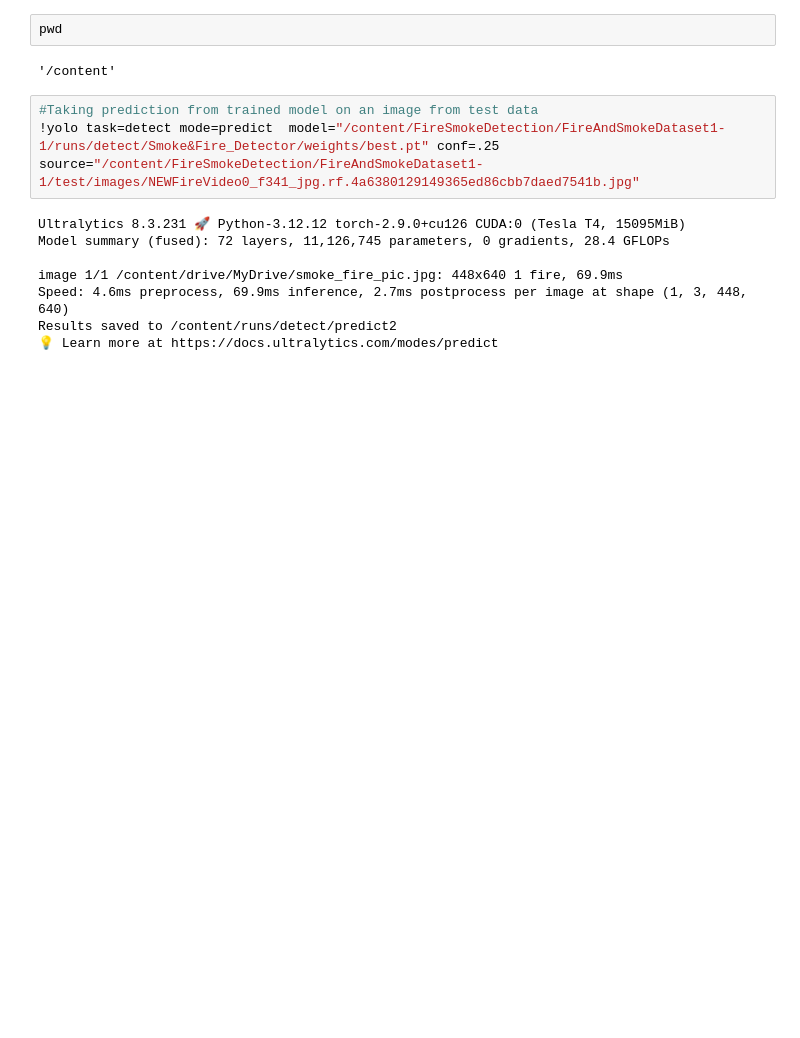
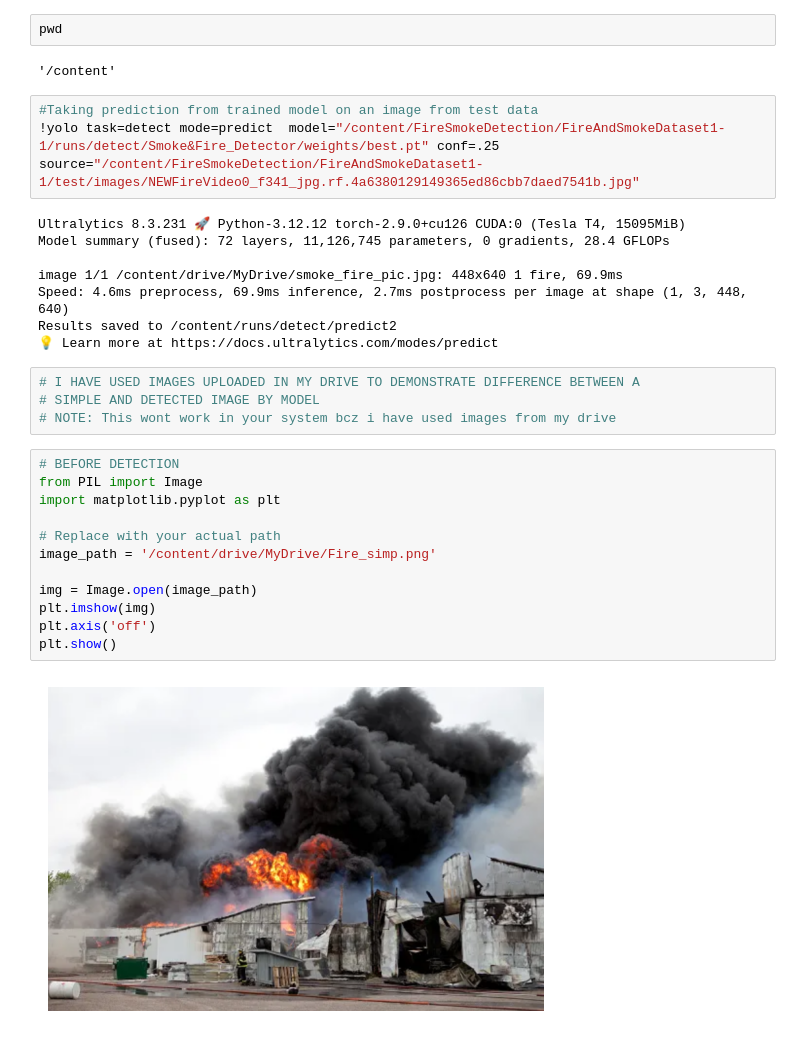
Before and after one commit to Ali-Azhar-786/YOLO, a Jupyter notebook: Fire&Smoke_Detection_YOLOv8.ipynb, the cells around one changed output. Cells and saved outputs as stored; diff of their text form; blank space fills up the shorter version.

```diff
--- a/Fire&Smoke_Detection_YOLOv8.ipynb
+++ b/Fire&Smoke_Detection_YOLOv8.ipynb
@@ -133,3 +133,21 @@ image 1/1 /content/drive/MyDrive/smoke_fire_pic.jpg: 448x640 1 fire, 69.9ms
 Speed: 4.6ms preprocess, 69.9ms inference, 2.7ms postprocess per image at shape (1, 3, 448, 640)
 Results saved to /content/runs/detect/predict2
 💡 Learn more at https://docs.ultralytics.com/modes/predict
+# %%
+# I HAVE USED IMAGES UPLOADED IN MY DRIVE TO DEMONSTRATE DIFFERENCE BETWEEN A
+# SIMPLE AND DETECTED IMAGE BY MODEL
+# NOTE: This wont work in your system bcz i have used images from my drive
+# %%
+# BEFORE DETECTION
+from PIL import Image
+import matplotlib.pyplot as plt
+
+# Replace with your actual path
+image_path = '/content/drive/MyDrive/Fire_simp.png'
+
+img = Image.open(image_path)
+plt.imshow(img)
+plt.axis('off')
+plt.show()
+# %% [output]
+[figure, added]
```
Also changed, not shown: parts of 1 cell of this notebook, 1 other file.
